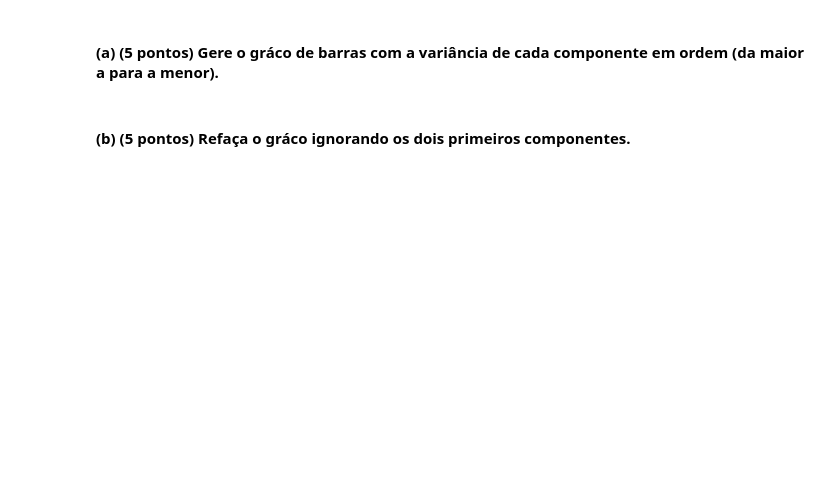
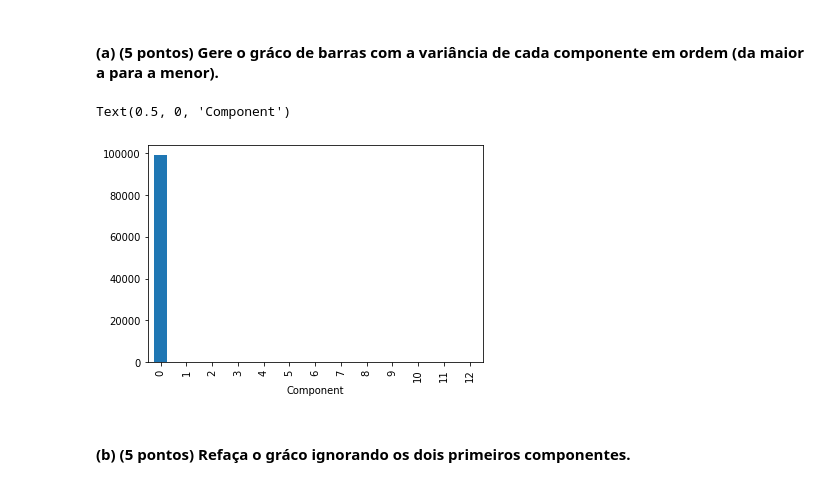
Before and after one commit to yuriresendematias/Aprendizagem-de-Maquina, a Jupyter notebook: Semana 11/Atividade11.ipynb, the cells around one changed output. Drawn from its saved outputs; the diff is of its cells as text; code cells hidden in the pictures; blank space fills up the shorter version.

```diff
--- a/Semana 11/Atividade11.ipynb
+++ b/Semana 11/Atividade11.ipynb
@@ -35,2 +79,5 @@ Name: variety, dtype: object
 # %% [markdown]
 ### 2. Utilizando a base Wine archive.ics.uci.edu/ml/datasets/Wine:
+# %%
+wine = pd.read_csv('wine.csv').drop(['Class'], axis=1)
+wine.head()
@@ -37,4 +91,13 @@ Name: variety, dtype: object
 # %% [markdown]
 #### (a) (5 pontos) Gere o gráco de barras com a variância de cada componente em ordem (da maior a para a menor).
+# %%
+pca = PCA()
+pca.fit(wine)
+variancia = pd.DataFrame(pca.explained_variance_)
+ax = variancia.plot.bar(legend=False)
+ax.set_xlabel("Component")
+# %% [output]
+Text(0.5, 0, 'Component')
+[figure, added]
 # %% [markdown]
 #### (b) (5 pontos) Refaça o gráco ignorando os dois primeiros componentes.
```
Also changed, not shown: parts of 30 cells of this notebook, 3 other files.
